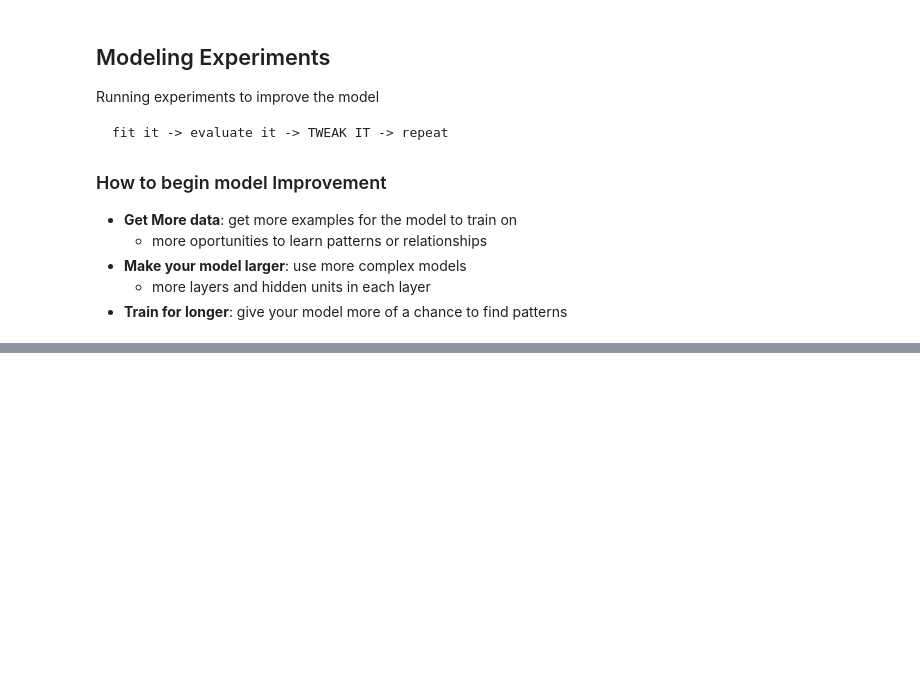
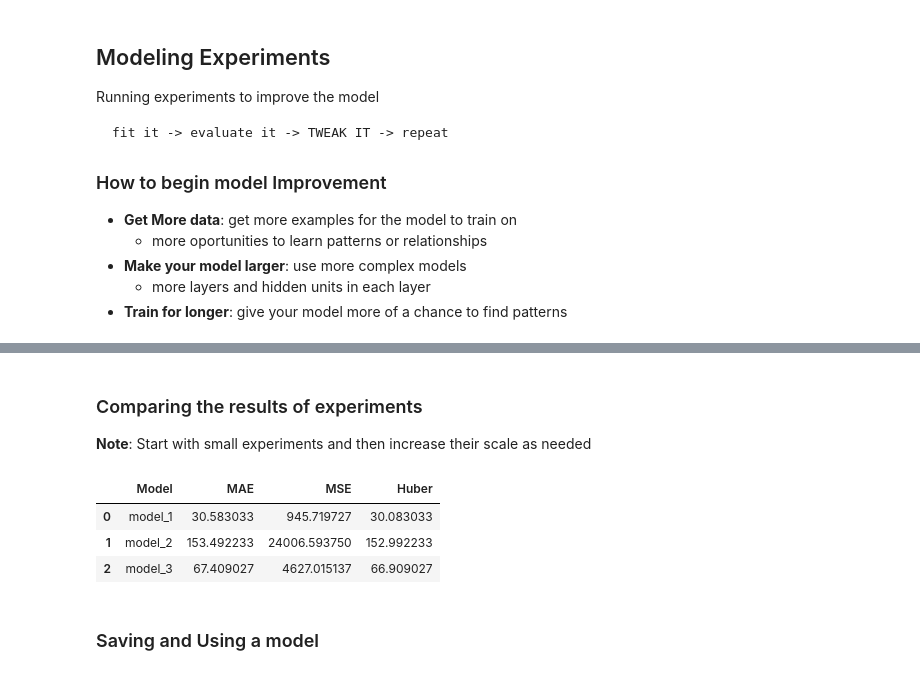
Before and after one commit to DavidRR-F/tensorflow-notes, a Jupyter notebook: notebooks/regression/tf-evaluating-and-experimenting-models.ipynb, the cells around one changed output, grey strips where cells are left out. Cells and saved outputs as stored; diff of their text form; code cells hidden in the pictures; blank space fills up the shorter version.

Commit message:
comparing experiments

```diff
--- a/notebooks/regression/tf-evaluating-and-experimenting-models.ipynb
+++ b/notebooks/regression/tf-evaluating-and-experimenting-models.ipynb
@@ -367,0 +368,19 @@ get_metrics(y_test, Y_pred_3)
+# %% [markdown]
+### Comparing the results of experiments
+**Note**: Start with small experiments and then increase their scale as needed
+# %%
+import pandas as pd
+
+model_results = [["model_1"] + [value for key, value in get_metrics(y_test, y_pred_1).items()],
+                 ["model_2"] + [value for key, value in get_metrics(y_test, y_pred_2).items()],
+                 ["model_3"] + [value for key, value in get_metrics(y_test, Y_pred_3).items()]]
+
+all_results = pd.DataFrame(model_results, columns=["Model", "MAE", "MSE", "Huber"])
+all_results
+# %% [output]
+|  | Model | MAE | MSE | Huber |
+| 0 | model_1 | 30.583033 | 945.719727 | 30.083033 |
+| 1 | model_2 | 153.492233 | 24006.593750 | 152.992233 |
+| 2 | model_3 | 67.409027 | 4627.015137 | 66.909027 |
+# %% [markdown]
+### Saving and Using a model
```
Also changed, not shown: parts of 16 cells of this notebook, 1 other file.
